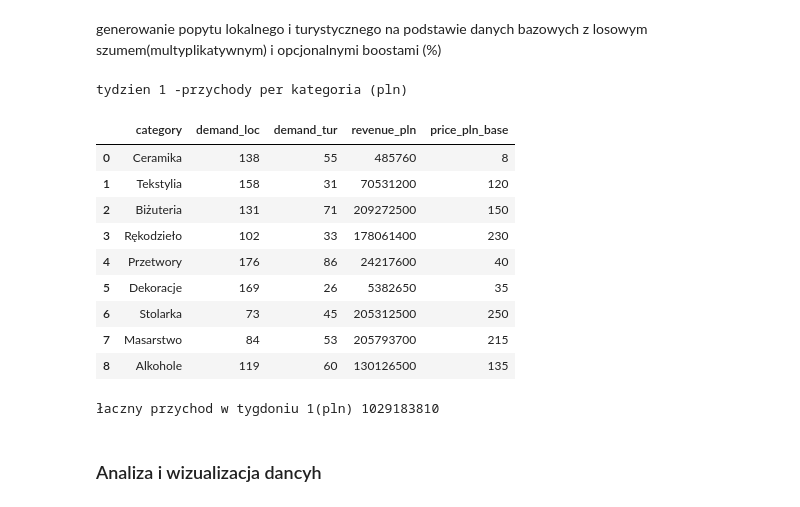
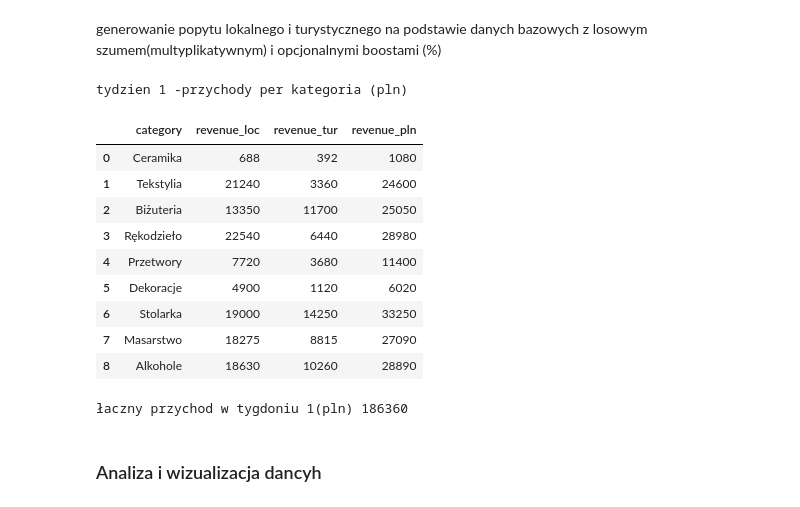
Before and after one commit to Mati5gamed/DataWizualizationMN, a Jupyter notebook: 01-bar.ipynb, the cells around one changed output. Drawn from its saved outputs; the diff is of its cells as text; code cells hidden in the pictures.

```diff
--- a/01-bar.ipynb
+++ b/01-bar.ipynb
@@ -72,8 +72,8 @@ def count_revenue(catalog,demand_of):
     df = demand_of.merge(catalog[["category","price_pln_base"]],on = "category",how="left")
     df["revenue_loc"]= df["demand_loc"]*df["price_pln_base"]
     df["revenue_tur"]= df["demand_tur"]*df["price_pln_base"]
-    df["revenue_pln"]= df["revenue_loc"]*df["revenue_tur"]
-    return df[["category", "demand_loc","demand_tur","revenue_pln"]]
+    df["revenue_pln"]= df["revenue_loc"]+df["revenue_tur"]
+    return df[["category", "revenue_loc","revenue_tur","revenue_pln"]]
 # %%
 def generate_weekly_data(catalog,rng,variance=0.15,boost_loc = 0.0, boost_tur=0.0):
     demand_df=detarminate_demand(catalog,rng,variance=variance, boost_loc=boost_loc, boost_tur=boost_tur)
@@ -81,23 +81,23 @@ def generate_weekly_data(catalog,rng,variance=0.15,boost_loc = 0.0, boost_tur=0.
     return revenue_df
 # %%
 t1= generate_weekly_data(catalog, rng)
-t1 = t1.merge(catalog[["category","price_pln_base"]], on="category",how="left")
+t1.merge(catalog[["category","price_pln_base"]], on="category",how="left")
 print("tydzien 1 -przychody per kategoria (pln)")
 display(t1)
 print("łaczny przychod w tygdoniu 1(pln)", t1["revenue_pln"].sum())
 # %% [output]
 tydzien 1 -przychody per kategoria (pln)
-|  | category | demand_loc | demand_tur | revenue_pln | price_pln_base |
-| 0 | Ceramika | 138 | 55 | 485760 | 8 |
-| 1 | Tekstylia | 158 | 31 | 70531200 | 120 |
-| 2 | Biżuteria | 131 | 71 | 209272500 | 150 |
-| 3 | Rękodzieło | 102 | 33 | 178061400 | 230 |
-| 4 | Przetwory | 176 | 86 | 24217600 | 40 |
-| 5 | Dekoracje | 169 | 26 | 5382650 | 35 |
-| 6 | Stolarka | 73 | 45 | 205312500 | 250 |
-| 7 | Masarstwo | 84 | 53 | 205793700 | 215 |
-| 8 | Alkohole | 119 | 60 | 130126500 | 135 |
+|  | category | revenue_loc | revenue_tur | revenue_pln |
+| 0 | Ceramika | 688 | 392 | 1080 |
+| 1 | Tekstylia | 21240 | 3360 | 24600 |
+| 2 | Biżuteria | 13350 | 11700 | 25050 |
+| 3 | Rękodzieło | 22540 | 6440 | 28980 |
+| 4 | Przetwory | 7720 | 3680 | 11400 |
+| 5 | Dekoracje | 4900 | 1120 | 6020 |
+| 6 | Stolarka | 19000 | 14250 | 33250 |
+| 7 | Masarstwo | 18275 | 8815 | 27090 |
+| 8 | Alkohole | 18630 | 10260 | 28890 |
-łaczny przychod w tygdoniu 1(pln) 1029183810
+łaczny przychod w tygdoniu 1(pln) 186360
 # %% [markdown]
 ### Analiza i wizualizacja dancyh
 # %% [markdown]
```
Also changed, not shown: parts of 17 cells of this notebook.
